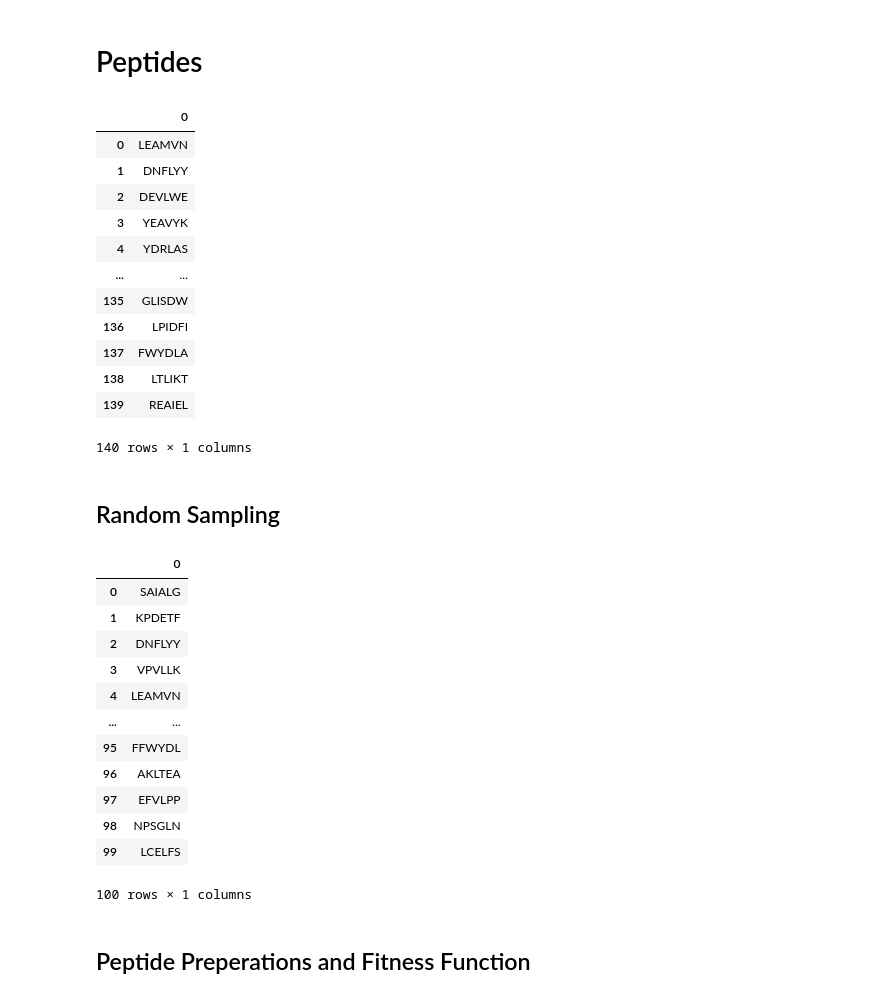
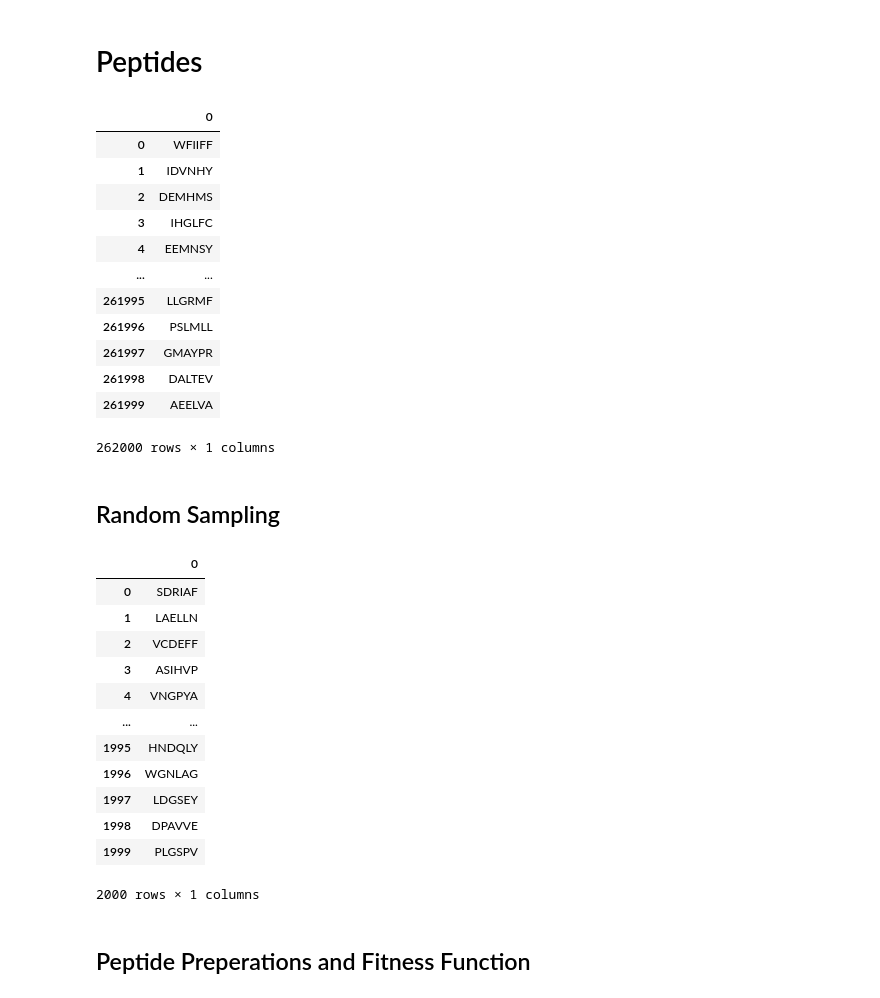
Before and after one commit to VaggelisSpi/NaCo_Project, a Jupyter notebook: project/calculations.ipynb, the cells around one changed output. Saved outputs shown, nothing was run; the diff lists cells and outputs as text; code cells hidden in the pictures.

```diff
--- a/project/calculations.ipynb
+++ b/project/calculations.ipynb
@@ -13,45 +14,46 @@ from greedy_algorithm import greedy_alg
 # %% [markdown]
 # Peptides
 # %%
+sampled_peptides_data_dir = "./data/sampled/"
 peptides_data_dir = "./data/peptides/"
 
-ebola_data = pd.read_csv(peptides_data_dir + "ebola-6mers.txt", header=None)
+self1_data = pd.read_csv(peptides_data_dir + "self1-6mers.txt", header=None)
 
-ebola_data
+self1_data
 # %% [output]
 |  | 0 |
-| 0 | LEAMVN |
-| 1 | DNFLYY |
-| 2 | DEVLWE |
-| 3 | YEAVYK |
-| 4 | YDRLAS |
+| 0 | WFIIFF |
+| 1 | IDVNHY |
+| 2 | DEMHMS |
+| 3 | IHGLFC |
+| 4 | EEMNSY |
 | ... | ... |
-| 135 | GLISDW |
-| 136 | LPIDFI |
-| 137 | FWYDLA |
-| 138 | LTLIKT |
-| 139 | REAIEL |
+| 261995 | LLGRMF |
+| 261996 | PSLMLL |
+| 261997 | GMAYPR |
+| 261998 | DALTEV |
+| 261999 | AEELVA |
-140 rows × 1 columns
+262000 rows × 1 columns
 # %% [markdown]
 ## Random Sampling
 # %%
-random_dataset = create_random_dataset(ebola_data)
+random_dataset = create_random_dataset(df=self1_data, n=2000, seed=42)
 
 random_dataset
 # %% [output]
 |  | 0 |
-| 0 | SAIALG |
-| 1 | KPDETF |
-| 2 | DNFLYY |
-| 3 | VPVLLK |
-| 4 | LEAMVN |
+| 0 | SDRIAF |
+| 1 | LAELLN |
+| 2 | VCDEFF |
+| 3 | ASIHVP |
+| 4 | VNGPYA |
 | ... | ... |
-| 95 | FFWYDL |
-| 96 | AKLTEA |
-| 97 | EFVLPP |
-| 98 | NPSGLN |
-| 99 | LCELFS |
+| 1995 | HNDQLY |
+| 1996 | WGNLAG |
+| 1997 | LDGSEY |
+| 1998 | DPAVVE |
+| 1999 | PLGSPV |
-100 rows × 1 columns
+2000 rows × 1 columns
 # %% [markdown]
 ## Peptide Preperations and Fitness Function
 # %%
```
Also changed, not shown: parts of 16 cells of this notebook.
